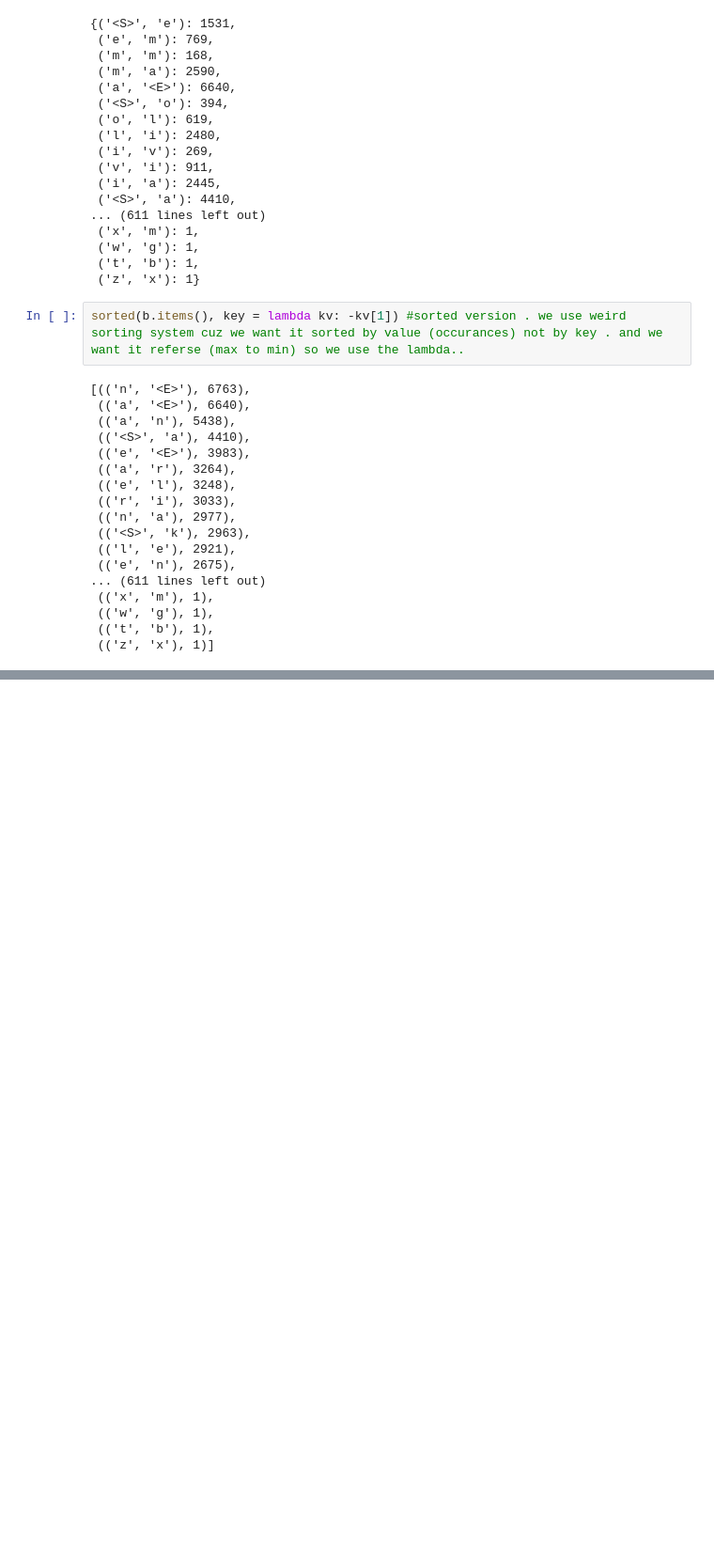
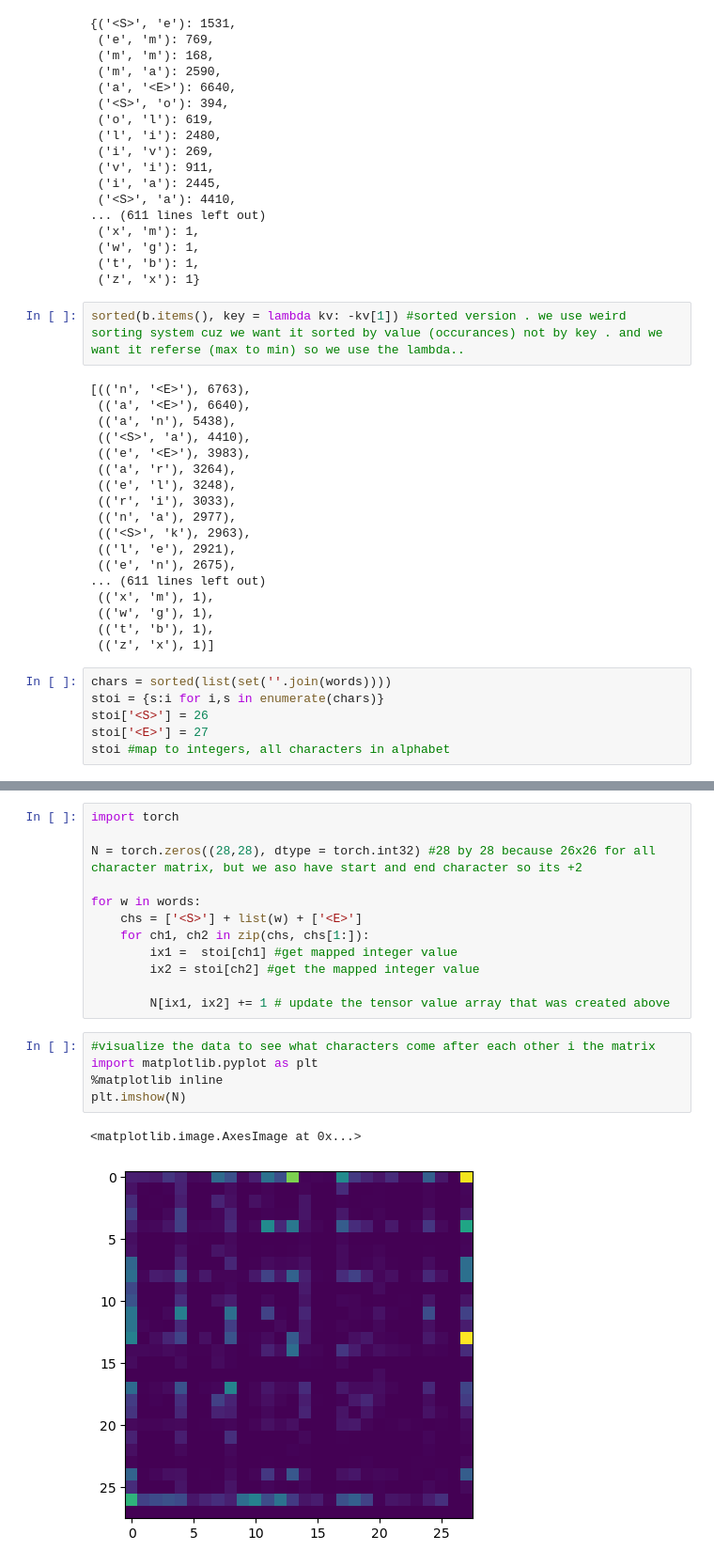
Before and after one commit to shreybirmiwal/ml-research, a Jupyter notebook: makemore/Bigram_model.ipynb, the cells around one changed output, grey strips where cells are left out. Shown: that part at 94% size. Drawn from its saved outputs; the diff is of its cells as text; blank space fills up the shorter version.

Commit message:
bigram model have distribution of probbailitieS

```diff
--- a/makemore/Bigram_model.ipynb
+++ b/makemore/Bigram_model.ipynb
@@ -77,3 +77,9 @@ sorted(b.items(), key = lambda kv: -kv[1]) #sorted version . we use weird sortin
  (('w', 'g'), 1),
  (('t', 'b'), 1),
  (('z', 'x'), 1)]
+# %%
+chars = sorted(list(set(''.join(words))))
+stoi = {s:i for i,s in enumerate(chars)}
+stoi['<S>'] = 26
+stoi['<E>'] = 27
+stoi #map to integers, all characters in alphabet
@@ -79,0 +104,20 @@ sorted(b.items(), key = lambda kv: -kv[1]) #sorted version . we use weird sortin
+# %%
+import torch
+
+N = torch.zeros((28,28), dtype = torch.int32) #28 by 28 because 26x26 for all character matrix, but we aso have start and end character so its +2
+
+for w in words:
+    chs = ['<S>'] + list(w) + ['<E>']
+    for ch1, ch2 in zip(chs, chs[1:]):
+        ix1 =  stoi[ch1] #get mapped integer value
+        ix2 = stoi[ch2] #get the mapped integer value
+
+        N[ix1, ix2] += 1 # update the tensor value array that was created above
+# %%
+#visualize the data to see what characters come after each other i the matrix
+import matplotlib.pyplot as plt
+%matplotlib inline
+plt.imshow(N)
+# %% [output]
+<matplotlib.image.AxesImage at 0x...>
+[figure, added]
```
Also changed, not shown: parts of 1 cell of this notebook.
